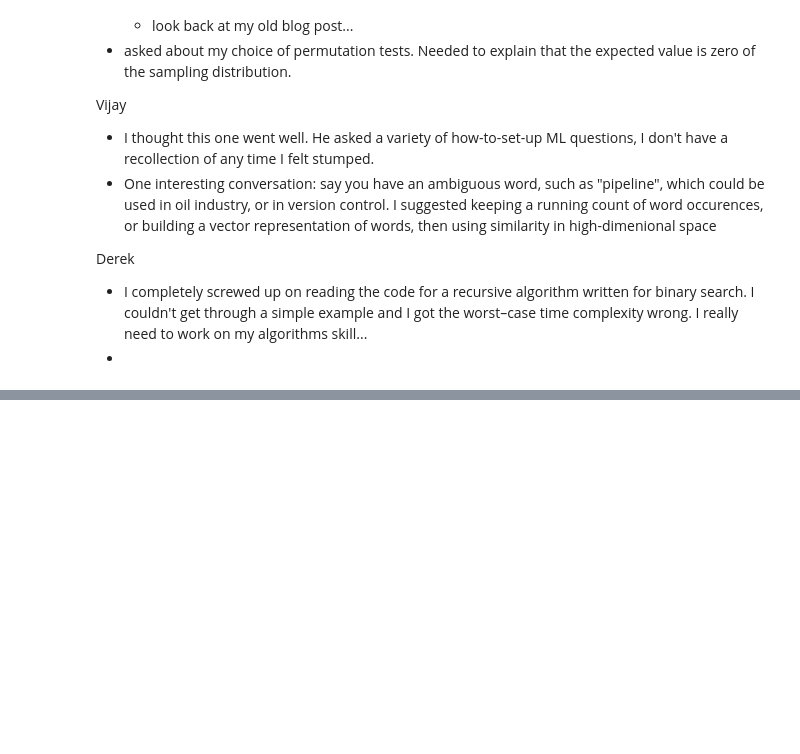
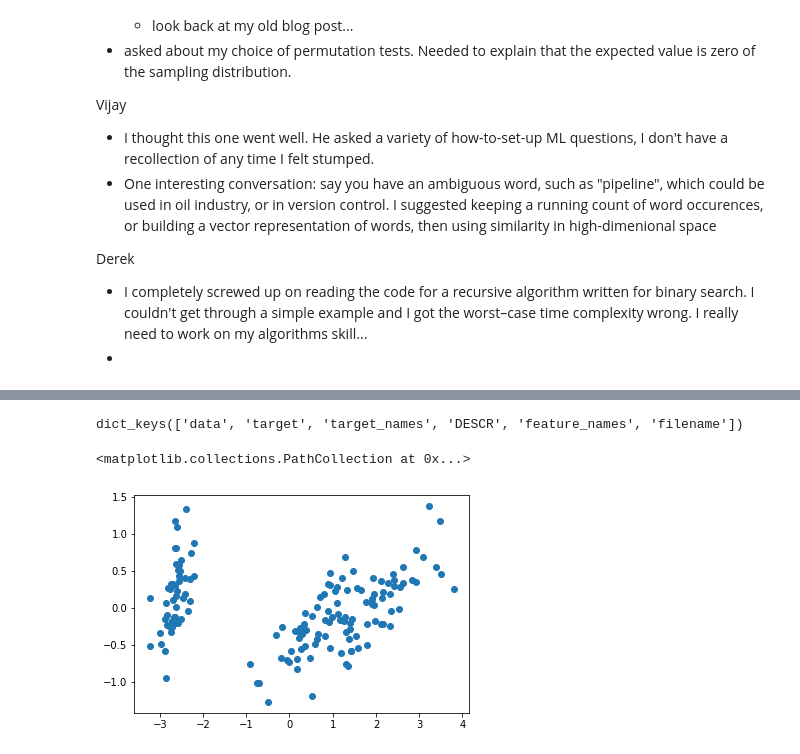
Before and after one commit to frickp/dataSandbox, a Jupyter notebook: prep.ipynb, the cells around one changed output, grey strips where cells are left out. Saved outputs shown, nothing was run; the diff lists cells and outputs as text; code cells hidden in the pictures; blank space fills up the shorter version.

```diff
--- a/prep.ipynb
+++ b/prep.ipynb
@@ -267,0 +865,15 @@ Derek
+# %%
+d = load_iris()
+# %%
+d.keys()
+# %% [output]
+dict_keys(['data', 'target', 'target_names', 'DESCR', 'feature_names', 'filename'])
+# %%
+pca = PCA(n_components=2)
+# %%
+data_2_pca = pca.fit_transform(d["data"])
+# %%
+plt.scatter(data_2_pca[:, 0], data_2_pca[:, 1])
+# %% [output]
+<matplotlib.collections.PathCollection at 0x...>
+[figure, added]
```
Also changed, not shown: parts of 86 cells of this notebook.
